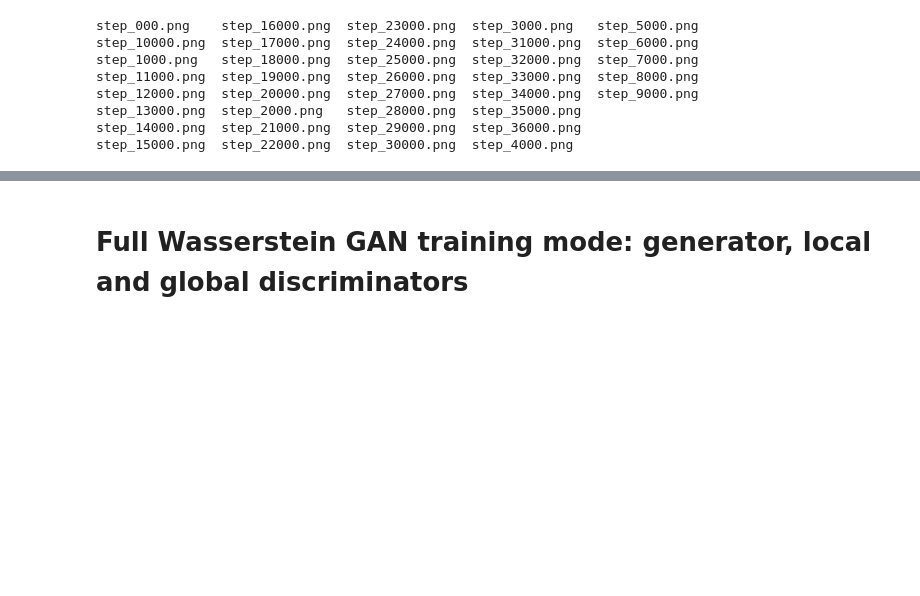
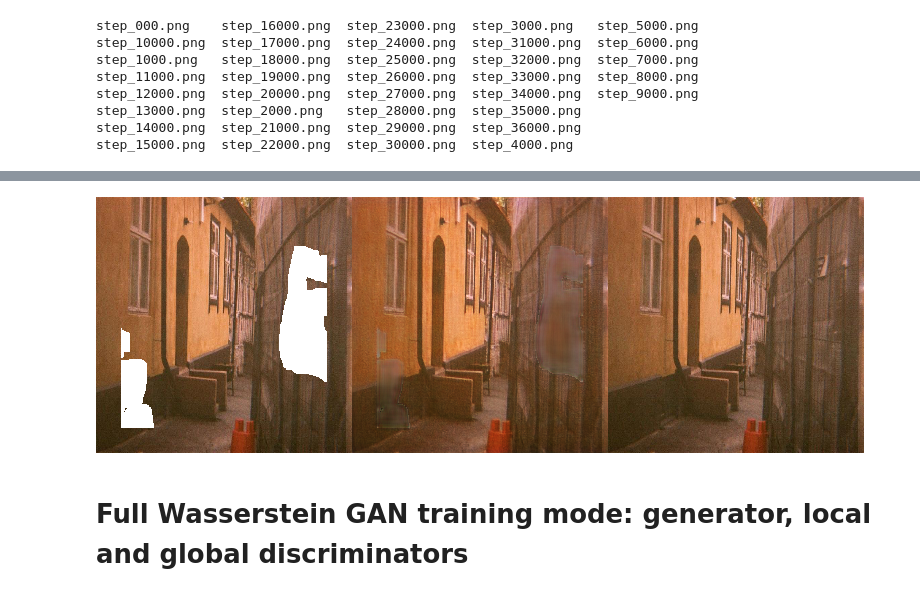
Before and after one commit to tlatkowski/inpainting-gmcnn-keras, a Jupyter notebook: colab/Image_Inpainting_with_GMCNN_model.ipynb, the cells around one changed output, grey strips where cells are left out. Cells and saved outputs as stored; diff of their text form; code cells hidden in the pictures; blank space fills up the shorter version.

```diff
--- a/colab/Image_Inpainting_with_GMCNN_model.ipynb
+++ b/colab/Image_Inpainting_with_GMCNN_model.ipynb
@@ -160,5 +152,7 @@ Image('outputs/predicted_pics/warm_up_generator/step_2000.png')
 # %%
-Image('outputs/predicted_pics/warm_up_generator/step_32000.png')
+Image('outputs/predicted_pics/warm_up_generator/step_36000.png')
+# %% [output]
+[figure, added]
 # %% [markdown]
 # Full Wasserstein GAN training mode: generator, local and global discriminators
 # %%
```
Also changed, not shown: parts of 22 cells of this notebook.
